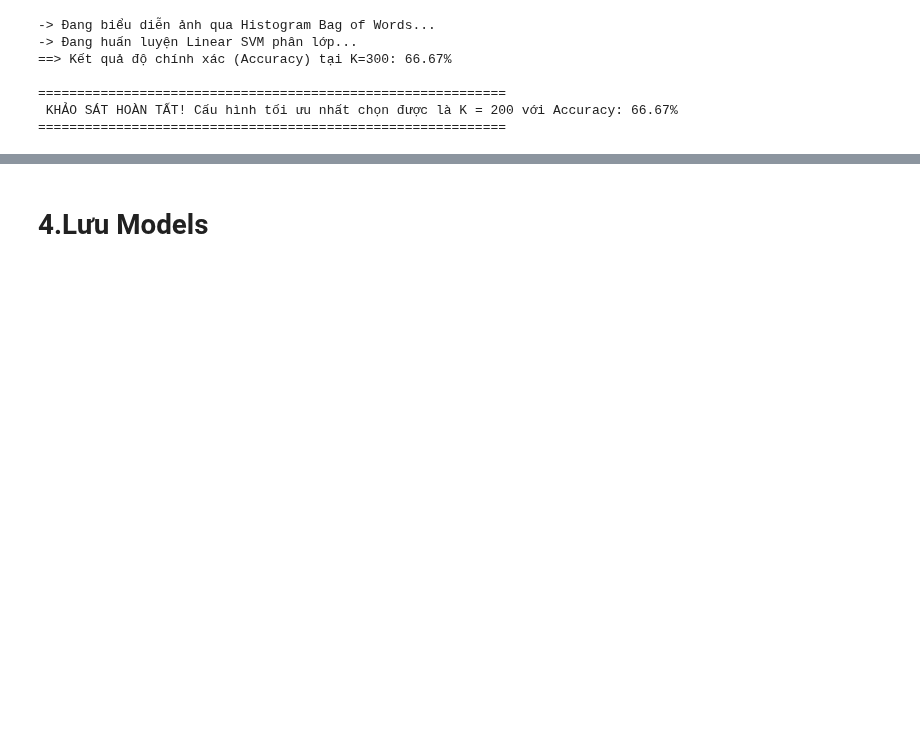
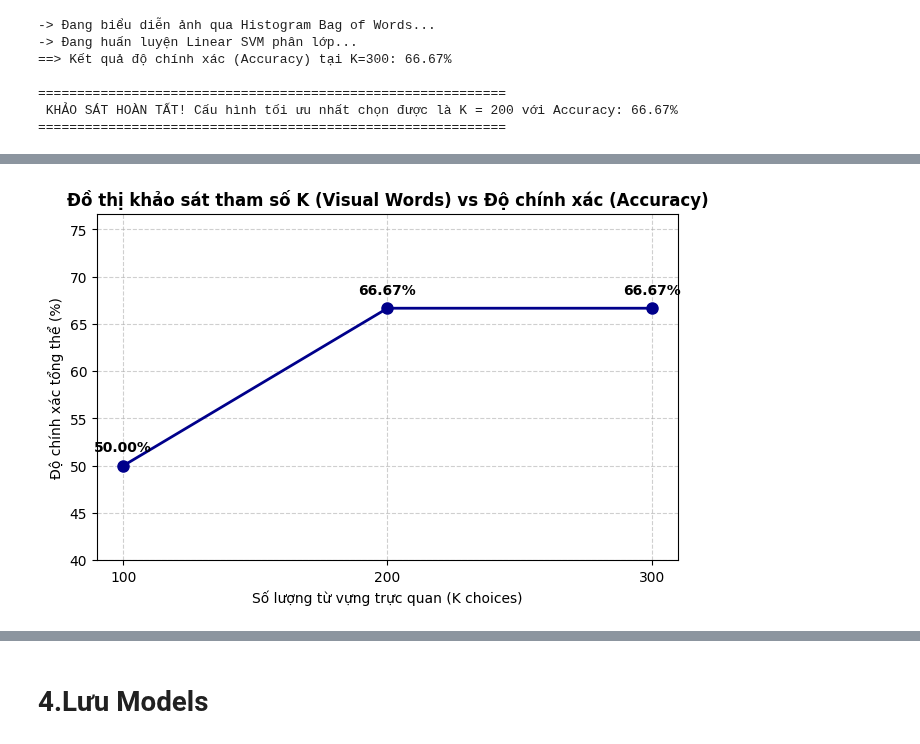
Before and after one commit to JunnDung/XuLiAnhVaThiGiacMayTinh, a Jupyter notebook: notebooks/03_classification.ipynb, the cells around one changed output, grey strips where cells are left out. Saved outputs shown, nothing was run; the diff lists cells and outputs as text; code cells hidden in the pictures; blank space fills up the shorter version.

```diff
--- a/notebooks/03_classification.ipynb
+++ b/notebooks/03_classification.ipynb
@@ -282,0 +299,27 @@ print("=" * 60)
+# %%
+# [Ô MỚI 1] - VẼ ĐỒ THỊ KHẢO SÁT K VS ACCURACY
+import matplotlib.pyplot as plt
+
+# Trích xuất danh sách độ chính xác (%) từ dictionary survey_results của bạn
+accuracies = [survey_results[k]["accuracy"] * 100 for k in k_choices]
+
+plt.figure(figsize=(7.5, 4.5))
+# Vẽ biểu đồ dạng đường kết nối các điểm nút thí nghiệm
+plt.plot(k_choices, accuracies, marker='o', linestyle='-', color='darkblue', linewidth=2, markersize=8)
+
+plt.title("Đồ thị khảo sát tham số K (Visual Words) vs Độ chính xác (Accuracy)", fontsize=12, fontweight='bold')
+plt.xlabel("Số lượng từ vựng trực quan (K choices)", fontsize=10)
+plt.ylabel("Độ chính xác tổng thể (%)", fontsize=10)
+plt.grid(True, linestyle='--', alpha=0.6)
+plt.xticks(k_choices)
+
+# Hiển thị số liệu phần trăm chính xác ngay trên đầu các điểm nút
+for i, txt in enumerate(accuracies):
+    plt.annotate(f"{txt:.2f}%", (k_choices[i], accuracies[i]),
+                 textcoords="offset points", xytext=(0, 10), ha='center', fontweight='bold')
+
+# Điều chỉnh biên độ trục Y để đồ thị thoáng, đẹp mắt
+plt.ylim(min(accuracies) - 10, max(accuracies) + 10)
+plt.show()
+# %% [output]
+[figure, added]
```
Also changed, not shown: parts of 7 cells of this notebook, 1 other file.
